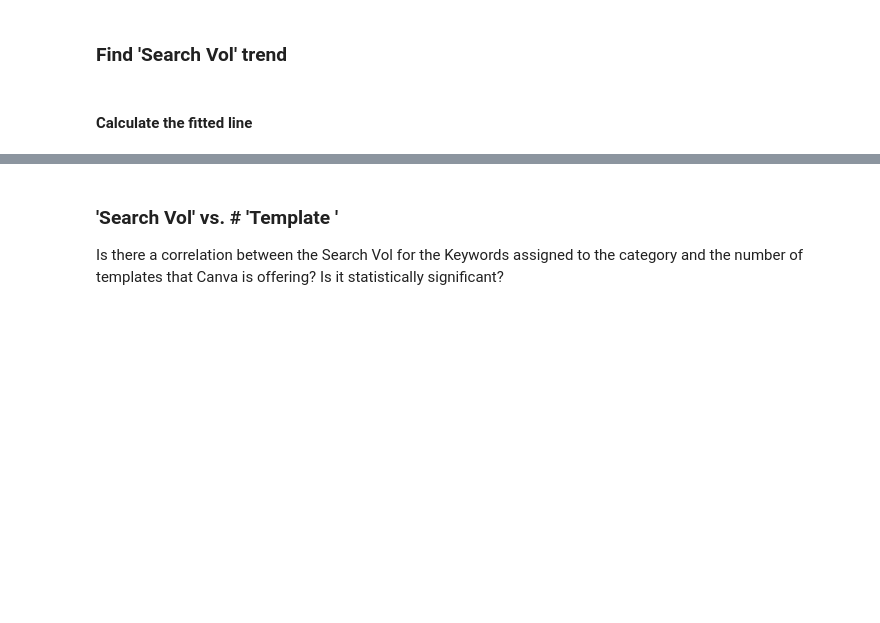
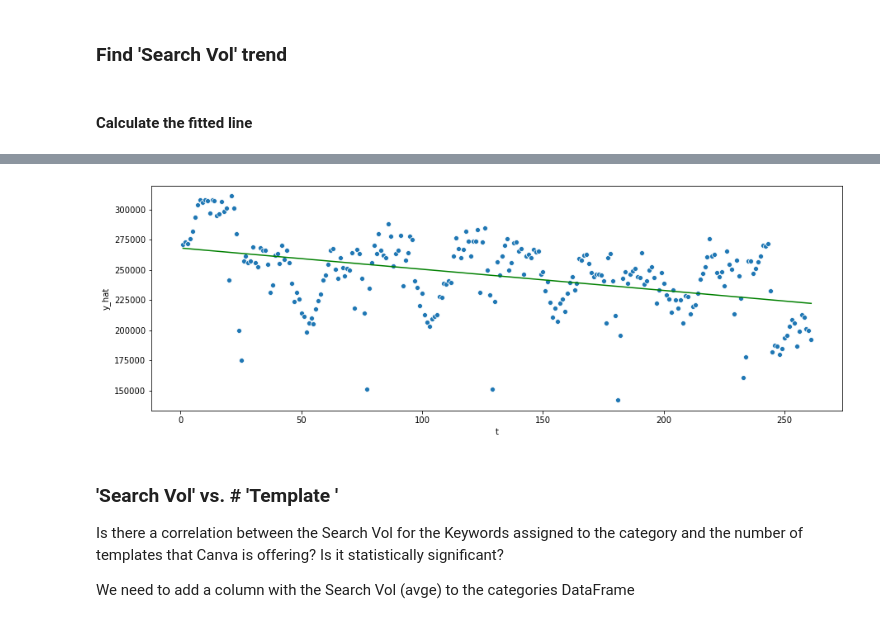
Before and after one commit to pepenunez/product-analytics, a Jupyter notebook: data-analysis.ipynb, the cells around one changed output, grey strips where cells are left out. Drawn from its saved outputs; the diff is of its cells as text; code cells hidden in the pictures; blank space fills up the shorter version.

```diff
--- a/data-analysis.ipynb
+++ b/data-analysis.ipynb
@@ -126,26 +154,26 @@ It would be useful to list the subcategories in each category.
 # We will be able to compare each sub_category with the overall trend
 # Statistical analysis
 # %%
-sub_dic_gp['Total'] = pd.DataFrame(columns=['Date', 'Search Vol'])
+trends_gp['Total'] = pd.DataFrame(columns=['Date', 'Search Vol'])
 
 # Concat all DataFrames into one
-for sub in sub_dic:
-    sub_dic_gp['Total'] = pd.concat([sub_dic_gp['Total'], sub_dic[sub]])
+for sub in trends:
+    trends_gp['Total'] = pd.concat([trends_gp['Total'], trends[sub]])
 
-sub_dic_gp['Total'] = sub_dic_gp['Total'].groupby('Date', as_index=False).agg('sum')
+trends_gp['Total'] = trends_gp['Total'].groupby('Date', as_index=False).agg('sum')
 # %% [markdown]
 #### Calculate the fitted line
 # %%
 # Create a constant
-sub_dic_gp['Total'] = sm.add_constant(sub_dic_gp['Total'])
-sub_dic_gp['Total'] = sub_dic_gp['Total'].assign(t=range(1, len(sub_dic_gp['Total']) + 1))
+trends_gp['Total'] = sm.add_constant(trends_gp['Total'], has_constant='add')
+trends_gp['Total'] = trends_gp['Total'].assign(t=range(1, len(trends_gp['Total']) + 1))
 # sub_dic_gp['Total'] = sub_dic_gp['Total'].assign(t2=range(1, (len(sub_dic_gp['Total']) + 1)**2))
-
-# Run OLS
-X = sub_dic_gp['Total'][["const", "t"]]
-y = sub_dic_gp['Total']["Search Vol"]
-
-lin_reg = sm.OLS(y, X)
-results_total = lin_reg.fit()
-
-results_total.summary()
+# %%
+# Run OLS
+X = trends_gp['Total'][["const", "t"]]
+y = trends_gp['Total']["Search Vol"]
+
+lin_reg = sm.OLS(y, X)
+results_total = lin_reg.fit()
+
+results_total.summary()
@@ -152,13 +200,15 @@ results_total.summary()
 # %%
-sub_dic_gp['Total'] = sub_dic_gp['Total'].assign(y_hat=results_total.predict(X))
+trends_gp['Total'] = trends_gp['Total'].assign(y_hat=results_total.predict(X))
 
 plt.figure(figsize=(15,5))
 
-sns.scatterplot(data=sub_dic_gp['Total'],
+sns.scatterplot(data=trends_gp['Total'],
                 x='t',
                 y='Search Vol');
 
-sns.lineplot(data=sub_dic_gp['Total'],
+sns.lineplot(data=trends_gp['Total'],
              x='t',
              y="y_hat",
              color="green");
+# %% [output]
+[figure, added]
@@ -199,3 +220,5 @@ ax = sns.regplot(data=sub_dic_gp['Total'],
 ### 'Search Vol' vs. # 'Template '
 
 Is there a correlation between the Search Vol for the Keywords assigned to the category and the number of templates that Canva is offering? Is it statistically significant?
+
+We need to add a column with the Search Vol (avge) to the categories DataFrame
```
Also changed, not shown: parts of 21 cells of this notebook, 1 other file.
